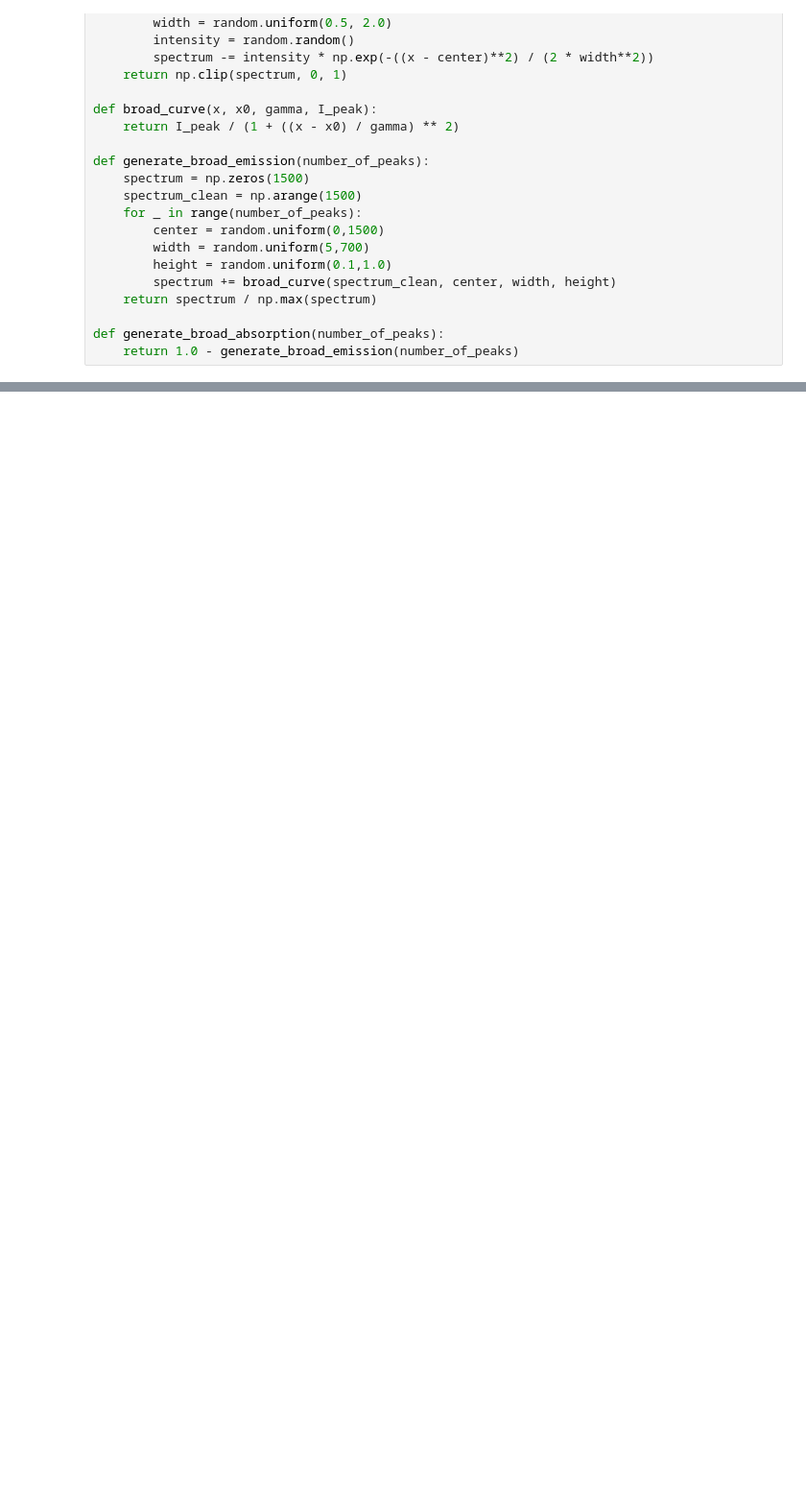
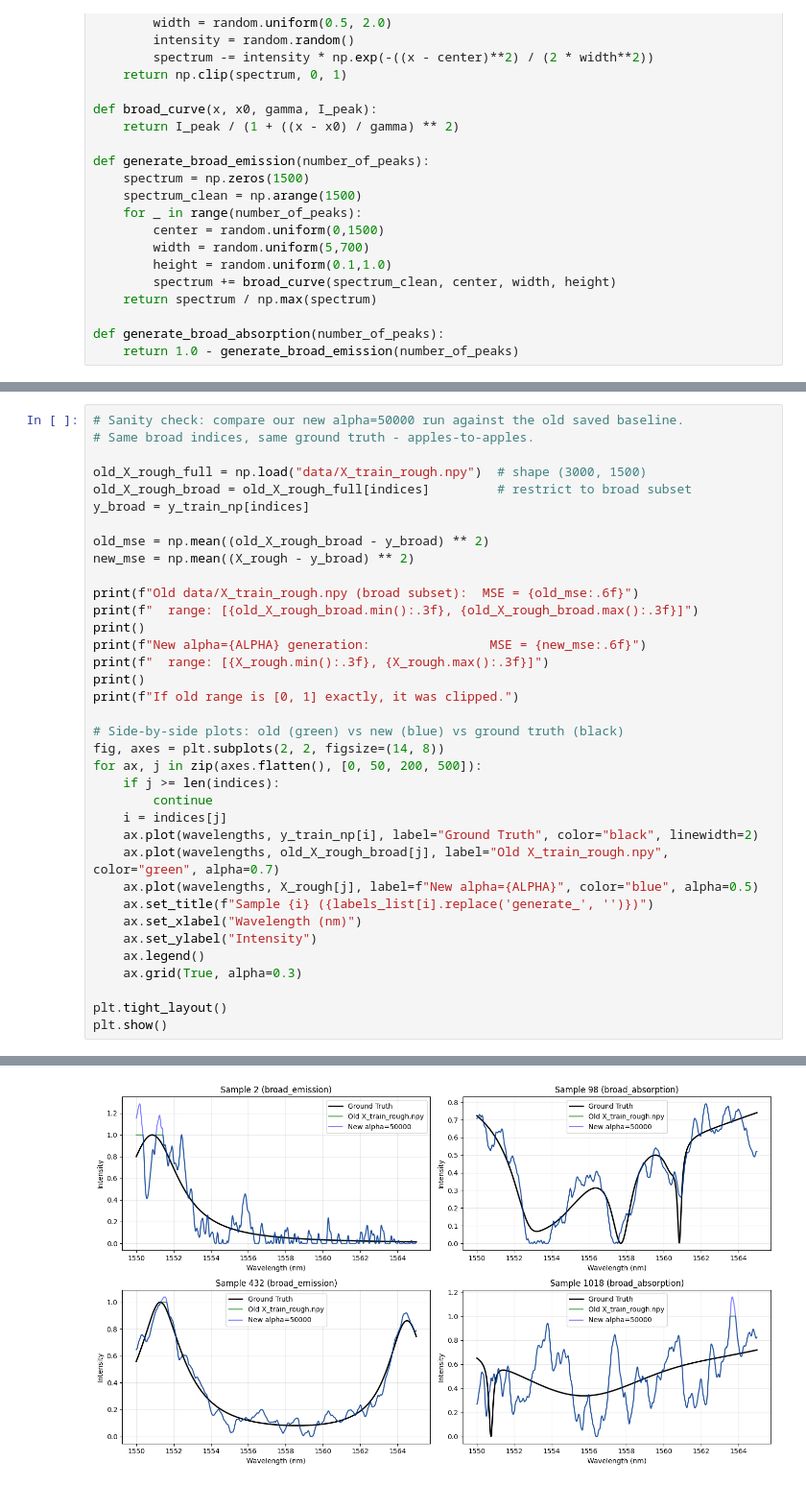
Before and after one commit to jatinvir/URA-Spectrometer, a Jupyter notebook: generate_data.ipynb, the cells around one changed output, grey strips where cells are left out. Shown at 96% size. Drawn from its saved outputs; the diff is of its cells as text; blank space fills up the shorter version.

```diff
--- a/generate_data.ipynb
+++ b/generate_data.ipynb
@@ -81,0 +214,37 @@ Generating 3000 synthetic samples...
+# %%
+# Sanity check: compare our new alpha=50000 run against the old saved baseline.
+# Same broad indices, same ground truth - apples-to-apples.
+
+old_X_rough_full = np.load("data/X_train_rough.npy")  # shape (3000, 1500)
+old_X_rough_broad = old_X_rough_full[indices]         # restrict to broad subset
+y_broad = y_train_np[indices]
+
+old_mse = np.mean((old_X_rough_broad - y_broad) ** 2)
+new_mse = np.mean((X_rough - y_broad) ** 2)
+
+print(f"Old data/X_train_rough.npy (broad subset):  MSE = {old_mse:.6f}")
+print(f"  range: [{old_X_rough_broad.min():.3f}, {old_X_rough_broad.max():.3f}]")
+print()
+print(f"New alpha={ALPHA} generation:                MSE = {new_mse:.6f}")
+print(f"  range: [{X_rough.min():.3f}, {X_rough.max():.3f}]")
+print()
+print(f"If old range is [0, 1] exactly, it was clipped.")
+
+# Side-by-side plots: old (green) vs new (blue) vs ground truth (black)
+fig, axes = plt.subplots(2, 2, figsize=(14, 8))
+for ax, j in zip(axes.flatten(), [0, 50, 200, 500]):
+    if j >= len(indices):
+        continue
+    i = indices[j]
+    ax.plot(wavelengths, y_train_np[i], label="Ground Truth", color="black", linewidth=2)
+    ax.plot(wavelengths, old_X_rough_broad[j], label="Old X_train_rough.npy", color="green", alpha=0.7)
+    ax.plot(wavelengths, X_rough[j], label=f"New alpha={ALPHA}", color="blue", alpha=0.5)
+    ax.set_title(f"Sample {i} ({labels_list[i].replace('generate_', '')})")
+    ax.set_xlabel("Wavelength (nm)")
+    ax.set_ylabel("Intensity")
+    ax.legend()
+    ax.grid(True, alpha=0.3)
+
+plt.tight_layout()
+plt.show()
+# %% [output]
@@ -81,0 +258 @@ Generating 3000 synthetic samples...
+[figure, added]
```
Also changed, not shown: parts of 8 cells of this notebook, 10 other files.
